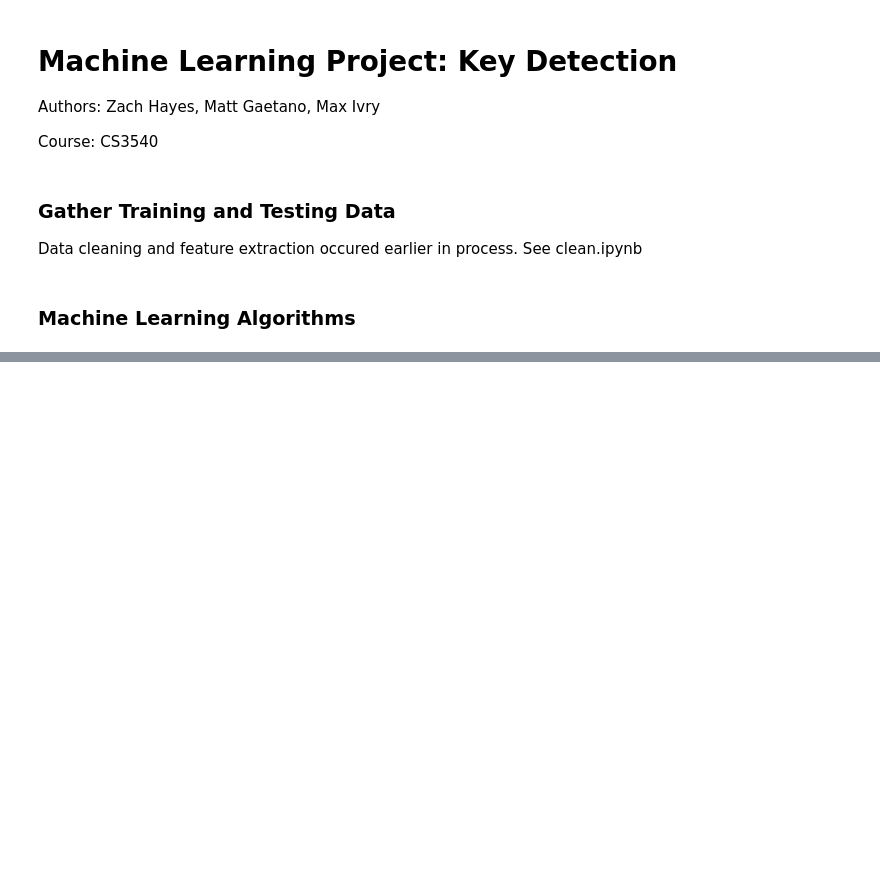
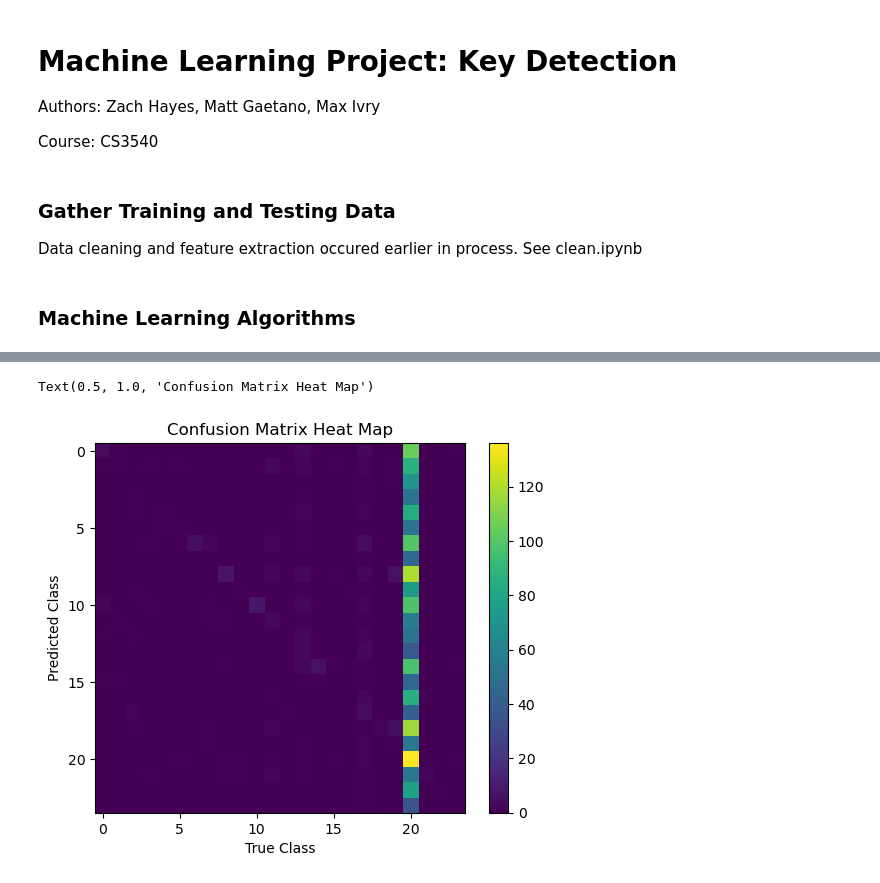
Before and after one commit to maxsivry/CS3540-AudioProject, a Jupyter notebook: main.ipynb, the cells around one changed output, grey strips where cells are left out. Cells and saved outputs as stored; diff of their text form; code cells hidden in the pictures; blank space fills up the shorter version.

```diff
--- a/main.ipynb
+++ b/main.ipynb
@@ -27,0 +127,7 @@ X_train, y_train, X_test, y_test = retrieve_data()
+# %%
+svm = SVC(kernel="poly", C=10)
+svm.fit(X_train, y_train)
+svm_results = svm.predict(X_test)
+
+conf_matrix = confusion_matrix(y_true=y_test, y_pred=svm_results)
+conf_matrix_to_df(conf_matrix, all_keys)
@@ -27,0 +153,9 @@ X_train, y_train, X_test, y_test = retrieve_data()
+# %%
+plt.imshow(conf_matrix)
+plt.colorbar(location="right")
+plt.xlabel("True Class")
+plt.ylabel("Predicted Class")
+plt.title("Confusion Matrix Heat Map")
+# %% [output]
+Text(0.5, 1.0, 'Confusion Matrix Heat Map')
+[figure, added]
```
Also changed, not shown: parts of 11 cells of this notebook, 3 other files.
